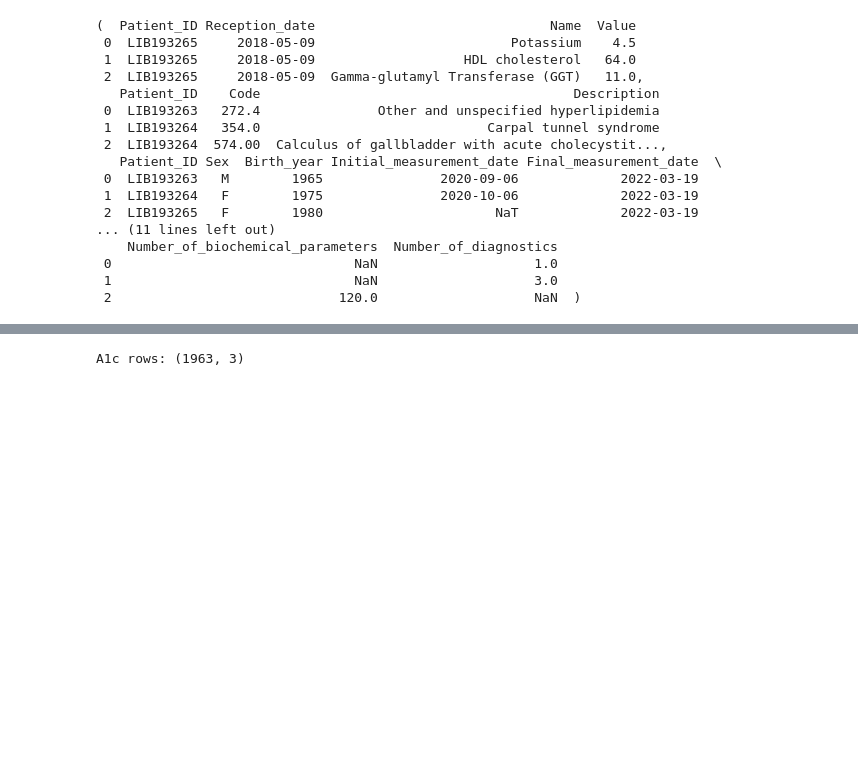
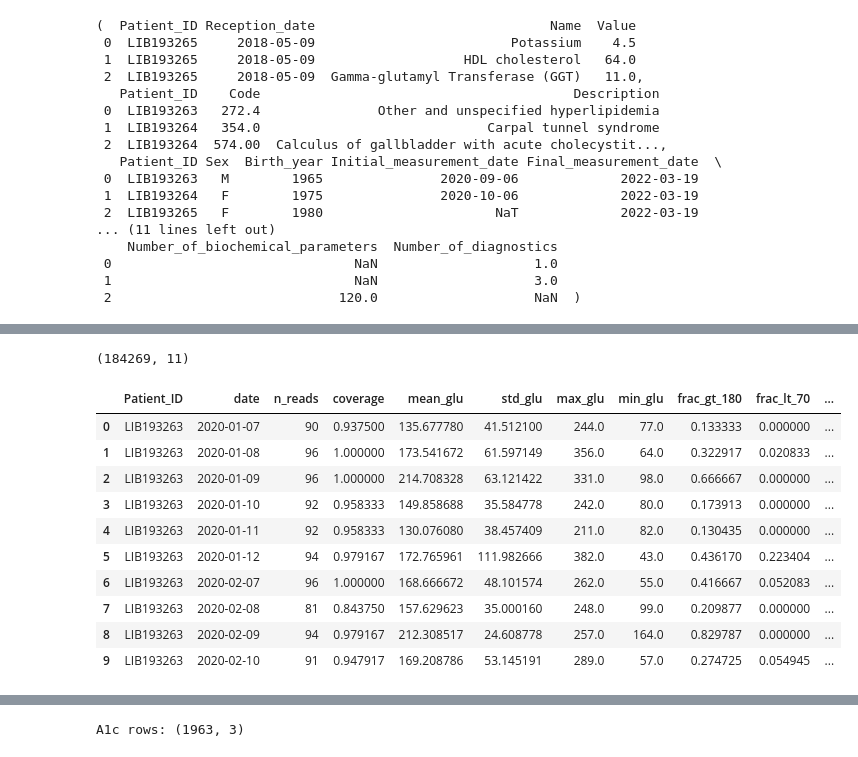
Before and after one commit to siddharth-the-decoder/welldoc, a Jupyter notebook: RiskEngine_EndToEnd.ipynb, the cells around one changed output, grey strips where cells are left out. Drawn from its saved outputs; the diff is of its cells as text; code cells hidden in the pictures; blank space fills up the shorter version.

```diff
--- a/RiskEngine_EndToEnd.ipynb
+++ b/RiskEngine_EndToEnd.ipynb
@@ -201,3 +221,21 @@ If ready, run aggregate_cgm_daily(PATH_CGM) to produce daily aggregates → outp
+# %%
+daily_cgm = aggregate_cgm_daily(PATH_CGM, expected_reads_per_day=EXPECTED_READS_PER_DAY)
+daily_cgm.to_parquet(OUT / "daily_cgm.parquet", index=False)
+print(daily_cgm.shape)
+daily_cgm.head(10)
+# %% [output]
+(184269, 11)
+|  | Patient_ID | date | n_reads | coverage | mean_glu | std_glu | max_glu | min_glu | frac_gt_180 | frac_lt_70 | ... |
+| 0 | LIB193263 | 2020-01-07 | 90 | 0.937500 | 135.677780 | 41.512100 | 244.0 | 77.0 | 0.133333 | 0.000000 | ... |
+| 1 | LIB193263 | 2020-01-08 | 96 | 1.000000 | 173.541672 | 61.597149 | 356.0 | 64.0 | 0.322917 | 0.020833 | ... |
+| 2 | LIB193263 | 2020-01-09 | 96 | 1.000000 | 214.708328 | 63.121422 | 331.0 | 98.0 | 0.666667 | 0.000000 | ... |
+| 3 | LIB193263 | 2020-01-10 | 92 | 0.958333 | 149.858688 | 35.584778 | 242.0 | 80.0 | 0.173913 | 0.000000 | ... |
+| 4 | LIB193263 | 2020-01-11 | 92 | 0.958333 | 130.076080 | 38.457409 | 211.0 | 82.0 | 0.130435 | 0.000000 | ... |
+| 5 | LIB193263 | 2020-01-12 | 94 | 0.979167 | 172.765961 | 111.982666 | 382.0 | 43.0 | 0.436170 | 0.223404 | ... |
+| 6 | LIB193263 | 2020-02-07 | 96 | 1.000000 | 168.666672 | 48.101574 | 262.0 | 55.0 | 0.416667 | 0.052083 | ... |
+| 7 | LIB193263 | 2020-02-08 | 81 | 0.843750 | 157.629623 | 35.000160 | 248.0 | 99.0 | 0.209877 | 0.000000 | ... |
+| 8 | LIB193263 | 2020-02-09 | 94 | 0.979167 | 212.308517 | 24.608778 | 257.0 | 164.0 | 0.829787 | 0.000000 | ... |
+| 9 | LIB193263 | 2020-02-10 | 91 | 0.947917 | 169.208786 | 53.145191 | 289.0 | 57.0 | 0.274725 | 0.054945 | ... |
 # %%
 # --- Quick load of pre-aggregated daily CGM if you've already generated it ---
 daily_path = OUT / "daily_cgm.parquet"
```
Also changed, not shown: parts of 14 cells of this notebook, 2 other files.
